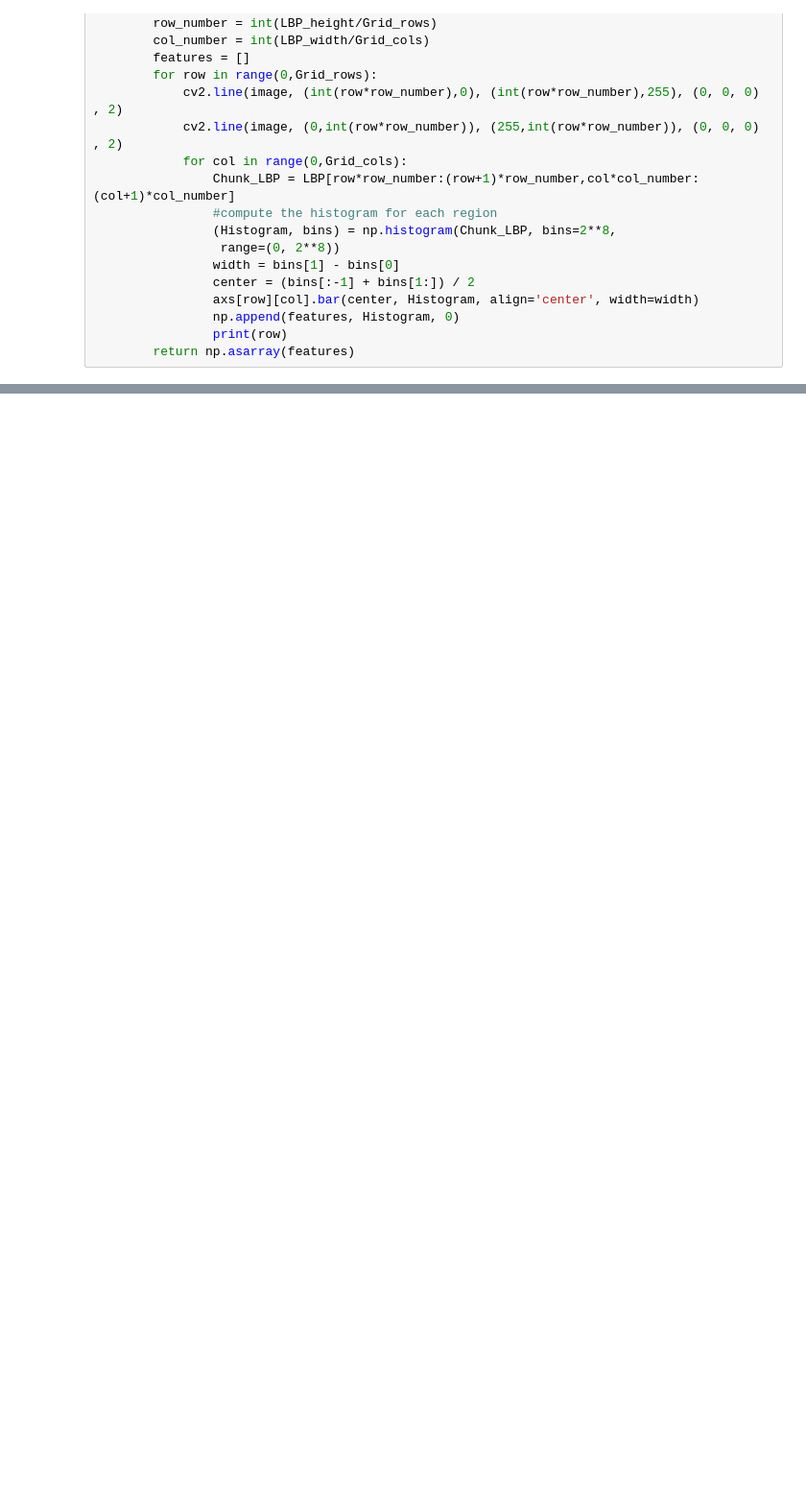
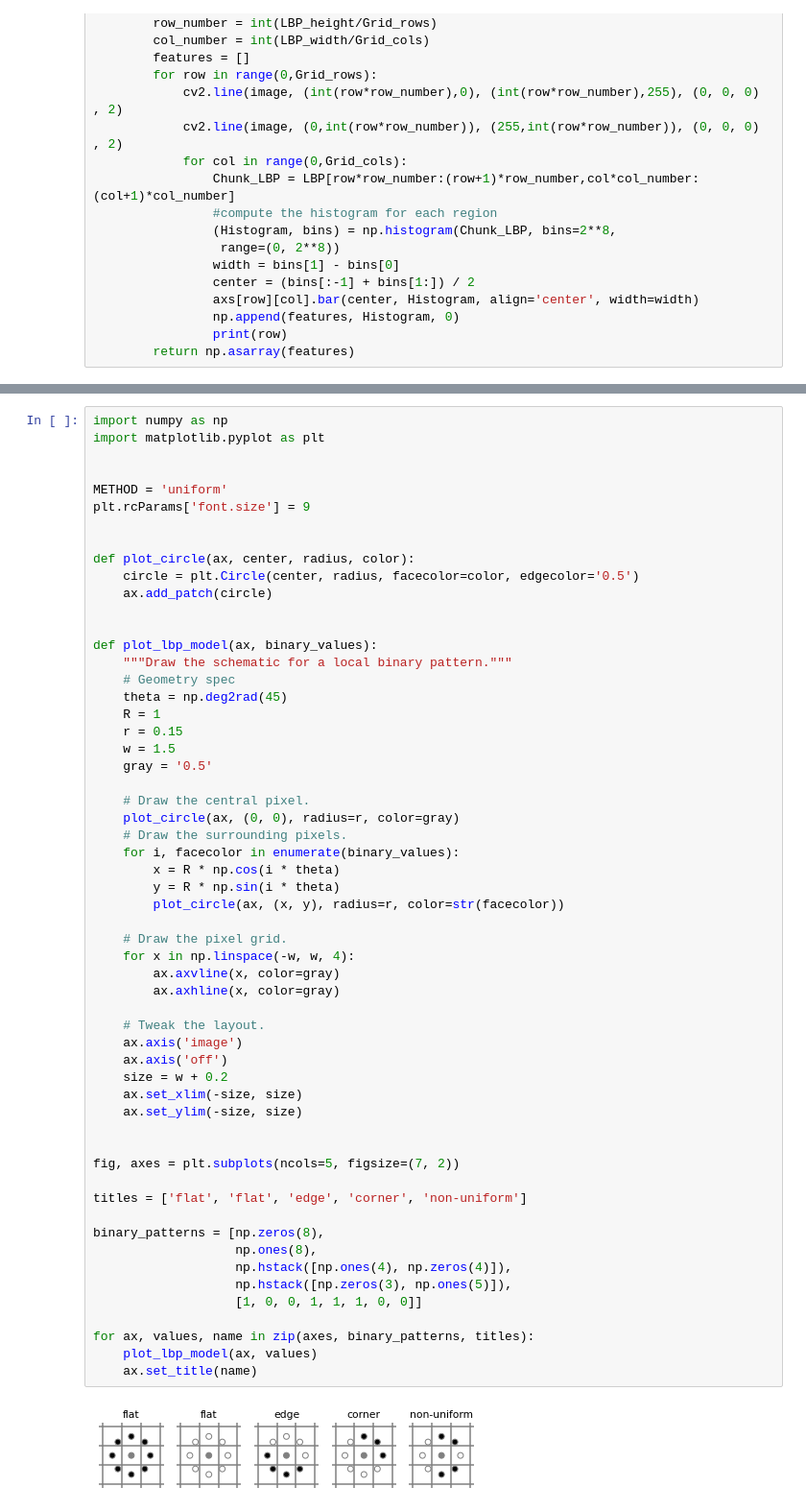
Before and after one commit to ahmadosgalal/Facial_Recognition_System, a Jupyter notebook: LBPH/LBPH.ipynb, the cells around one changed output, grey strips where cells are left out. Shown at 96% size. Saved outputs shown, nothing was run; the diff lists cells and outputs as text; blank space fills up the shorter version.

```diff
--- a/LBPH/LBPH.ipynb
+++ b/LBPH/LBPH.ipynb
@@ -151,0 +154,59 @@ if cv2.waitKey(0) & 0xFF == ord("q"):
+# %%
+import numpy as np
+import matplotlib.pyplot as plt
+
+
+METHOD = 'uniform'
+plt.rcParams['font.size'] = 9
+
+
+def plot_circle(ax, center, radius, color):
+    circle = plt.Circle(center, radius, facecolor=color, edgecolor='0.5')
+    ax.add_patch(circle)
+
+
+def plot_lbp_model(ax, binary_values):
+    """Draw the schematic for a local binary pattern."""
+    # Geometry spec
+    theta = np.deg2rad(45)
+    R = 1
+    r = 0.15
+    w = 1.5
+    gray = '0.5'
+
+    # Draw the central pixel.
+    plot_circle(ax, (0, 0), radius=r, color=gray)
+    # Draw the surrounding pixels.
+    for i, facecolor in enumerate(binary_values):
+        x = R * np.cos(i * theta)
+        y = R * np.sin(i * theta)
+        plot_circle(ax, (x, y), radius=r, color=str(facecolor))
+
+    # Draw the pixel grid.
+    for x in np.linspace(-w, w, 4):
+        ax.axvline(x, color=gray)
+        ax.axhline(x, color=gray)
+
+    # Tweak the layout.
+    ax.axis('image')
+    ax.axis('off')
+    size = w + 0.2
+    ax.set_xlim(-size, size)
+    ax.set_ylim(-size, size)
+
+
+fig, axes = plt.subplots(ncols=5, figsize=(7, 2))
+
+titles = ['flat', 'flat', 'edge', 'corner', 'non-uniform']
+
+binary_patterns = [np.zeros(8),
+                   np.ones(8),
+                   np.hstack([np.ones(4), np.zeros(4)]),
+                   np.hstack([np.zeros(3), np.ones(5)]),
+                   [1, 0, 0, 1, 1, 1, 0, 0]]
+
+for ax, values, name in zip(axes, binary_patterns, titles):
+    plot_lbp_model(ax, values)
+    ax.set_title(name)
+# %% [output]
+[figure, added]
```
Also changed, not shown: parts of 5 cells of this notebook, 12 other files.
